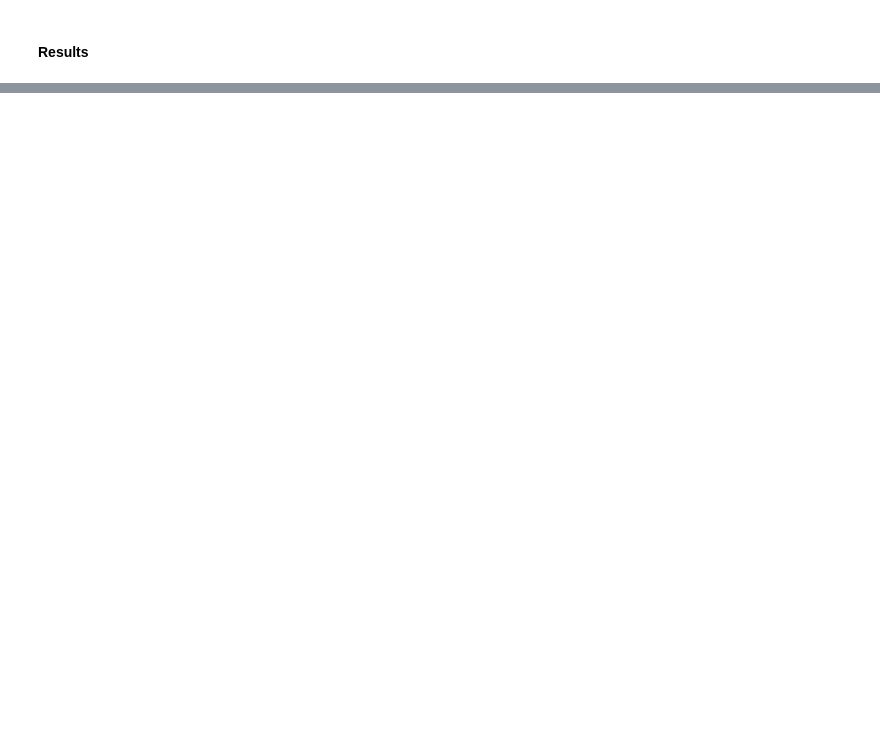
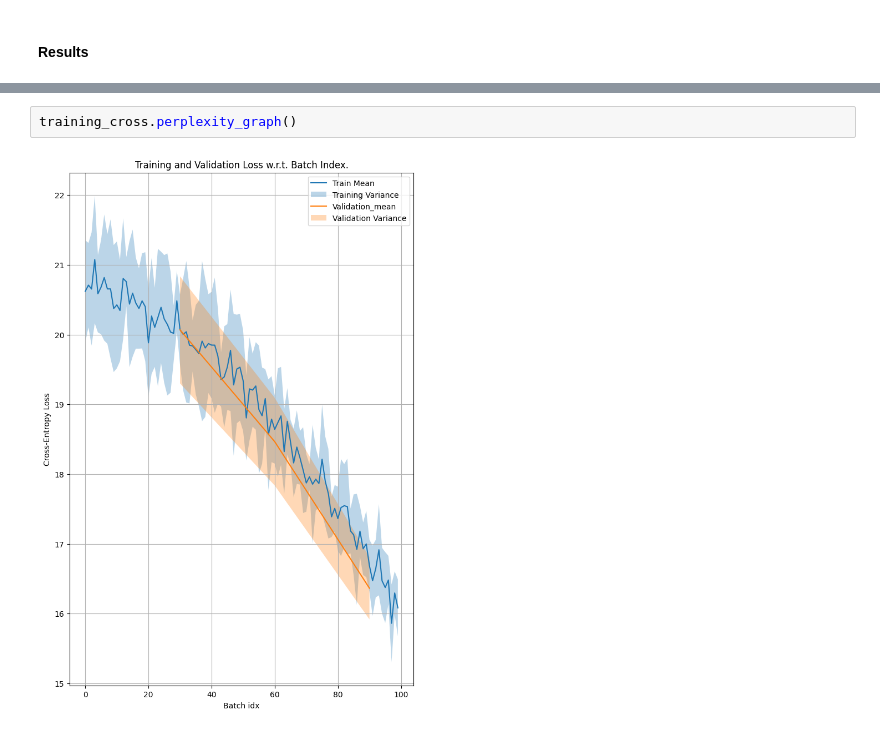
Before and after one commit to swissarthurfreeman/Shakespeak, a Jupyter notebook: main_eval.ipynb, the cells around one changed output, grey strips where cells are left out. Saved outputs shown, nothing was run; the diff lists cells and outputs as text; blank space fills up the shorter version.

```diff
--- a/main_eval.ipynb
+++ b/main_eval.ipynb
@@ -198,0 +78,4 @@ qGeQ 'GufbsIl!ztrtf ;:yehOYKzOO,vr qTO b I nC't  PLueD. GdieVDeGIGWE$;dYs p dnjm
+# %%
+training_cross.perplexity_graph()
+# %% [output]
+[figure, added]
```
Also changed, not shown: parts of 13 cells of this notebook, 9 other files.
